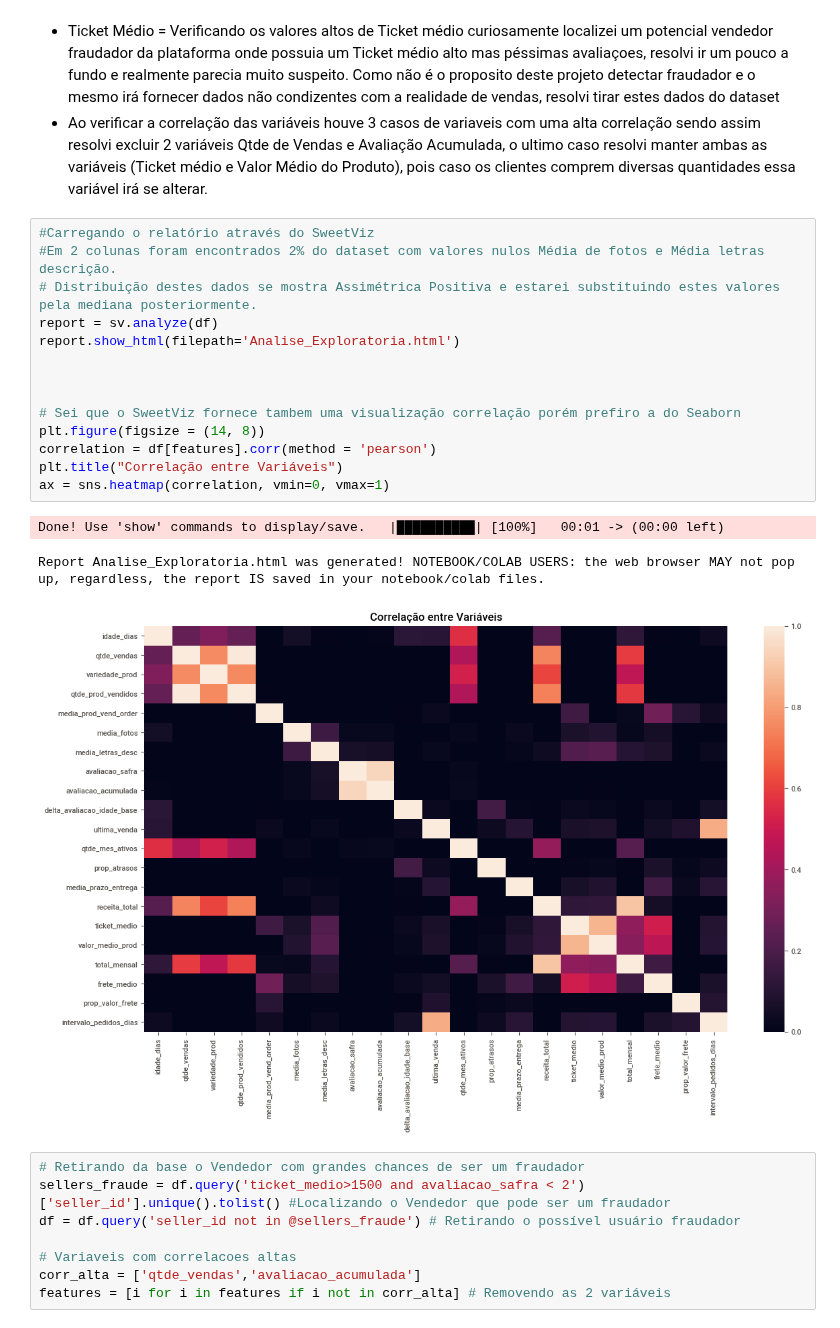
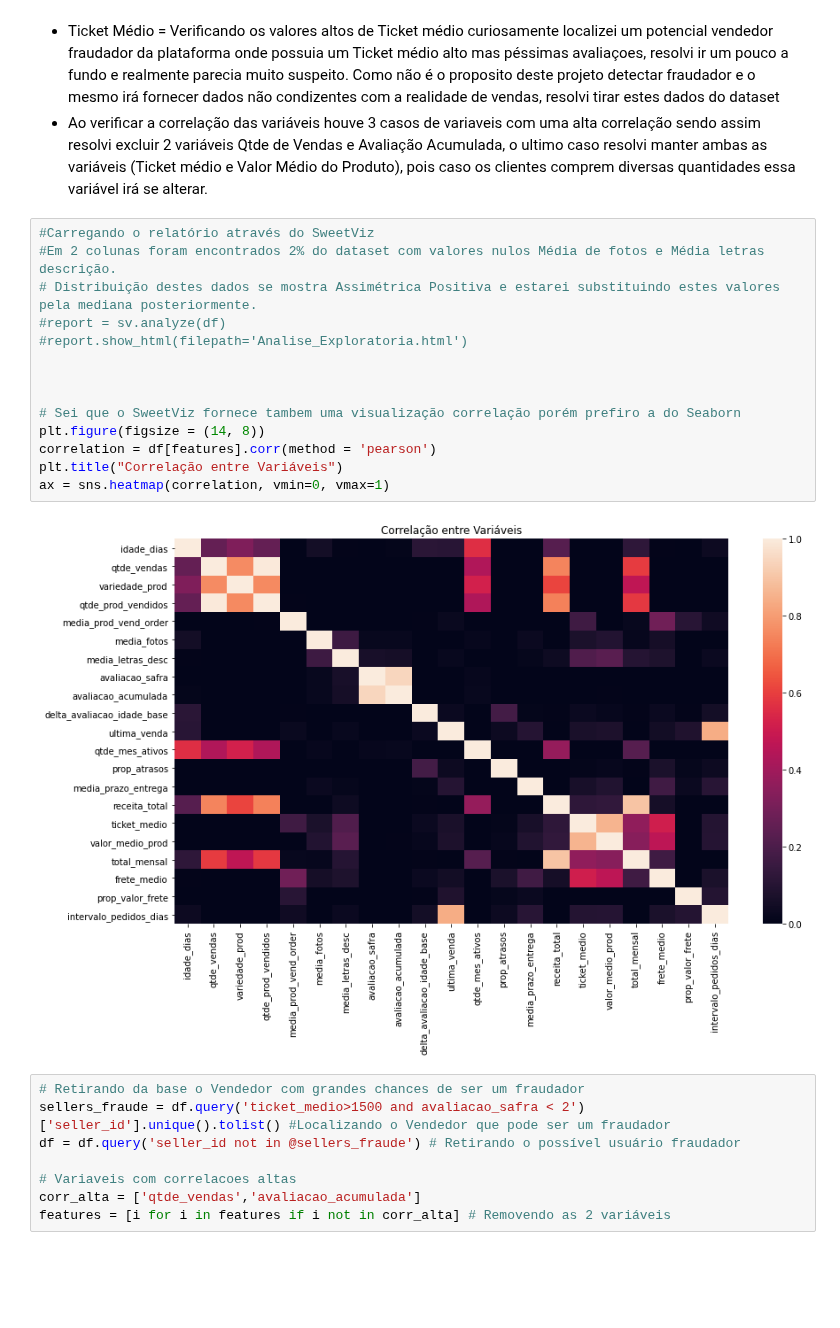
Before and after one commit to thifujikawa/clientes_olist, a Jupyter notebook: Modelling/modelling.ipynb, the cells around one changed output. Saved outputs shown, nothing was run; the diff lists cells and outputs as text; blank space fills up the shorter version.

```diff
--- a/Modelling/modelling.ipynb
+++ b/Modelling/modelling.ipynb
@@ -152,21 +152,19 @@ Para a análise dos dados estou utilizando o Sweet Viz como ferramenta e para ve
 # %%
 #Carregando o relatório através do SweetViz
 #Em 2 colunas foram encontrados 2% do dataset com valores nulos Média de fotos e Média letras descrição.
 # Distribuição destes dados se mostra Assimétrica Positiva e estarei substituindo estes valores pela mediana posteriormente.
-report = sv.analyze(df)
-report.show_html(filepath='Analise_Exploratoria.html')
+#report = sv.analyze(df)
+#report.show_html(filepath='Analise_Exploratoria.html')
 
 
 
 # Sei que o SweetViz fornece tambem uma visualização correlação porém prefiro a do Seaborn
 plt.figure(figsize = (14, 8))
 correlation = df[features].corr(method = 'pearson')
 plt.title("Correlação entre Variáveis")
 ax = sns.heatmap(correlation, vmin=0, vmax=1)
 # %% [output]
-Done! Use 'show' commands to display/save.   |██████████| [100%]   00:01 -> (00:00 left)
-Report Analise_Exploratoria.html was generated! NOTEBOOK/COLAB USERS: the web browser MAY not pop up, regardless, the report IS saved in your notebook/colab files.
-[figure, old version]
+[figure, new version]
 # %%
 # Retirando da base o Vendedor com grandes chances de ser um fraudador
 sellers_fraude = df.query('ticket_medio>1500 and avaliacao_safra < 2')['seller_id'].unique().tolist() #Localizando o Vendedor que pode ser um fraudador
```
Also changed, not shown: parts of 13 cells of this notebook, 2 other files.
